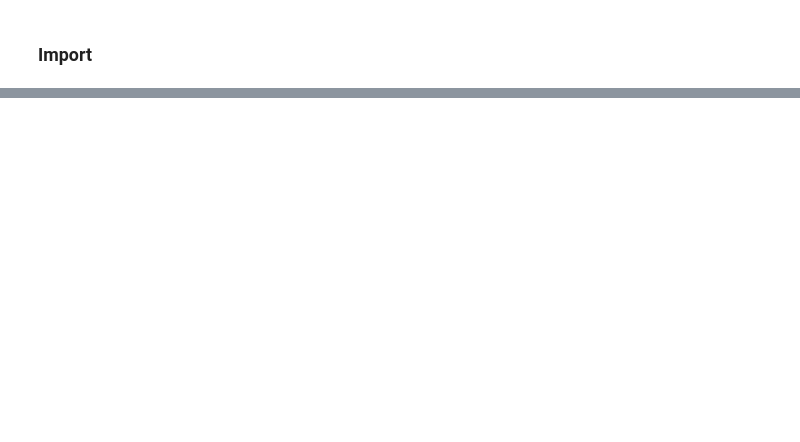
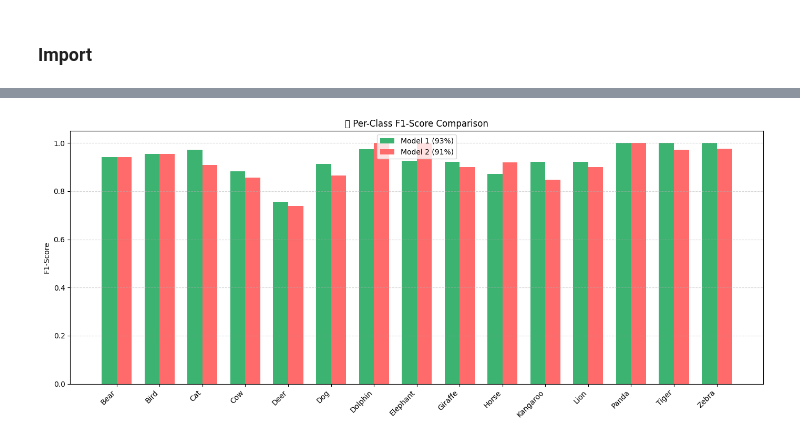
Before and after one commit to HarshSharma0007/ml-internship-projects, a Jupyter notebook: Project_1_Image_Classification_of_Animals_v2/notebooks/06_two_models_evaluation.ipynb, the cells around one changed output, grey strips where cells are left out. Drawn from its saved outputs; the diff is of its cells as text; code cells hidden in the pictures; blank space fills up the shorter version.

```diff
--- a/Project_1_Image_Classification_of_Animals_v2/notebooks/06_two_models_evaluation.ipynb
+++ b/Project_1_Image_Classification_of_Animals_v2/notebooks/06_two_models_evaluation.ipynb
@@ -86,0 +457,31 @@ auto_evaluate_all_models()
+# %%
+import matplotlib.pyplot as plt
+import pandas as pd
+import numpy as np
+
+# Load both CSVs into DataFrames
+df1 = pd.read_csv("../reports/Model1/per_class_metrics.csv")  # 93% model
+df2 = pd.read_csv("../reports/per_class_metrics.csv")  # 91% model
+
+# Sort by class name to align bars
+df1 = df1.sort_values("Class")
+df2 = df2.sort_values("Class")
+
+classes = df1["Class"]
+x = np.arange(len(classes))
+width = 0.35
+
+plt.figure(figsize=(14, 6))
+plt.bar(x - width/2, df1["F1-Score"], width, label="Model 1 (93%)", color="#3CB371")
+plt.bar(x + width/2, df2["F1-Score"], width, label="Model 2 (91%)", color="#FF6B6B")
+
+plt.xticks(x, classes, rotation=45, ha="right")
+plt.ylabel("F1-Score")
+plt.title("🔍 Per-Class F1-Score Comparison")
+plt.legend()
+plt.tight_layout()
+plt.grid(axis="y", linestyle="--", alpha=0.5)
+plt.savefig("../reports/f1_score_comparison.png", dpi=300)
+plt.show()
+# %% [output]
+[figure, added]
```
Also changed, not shown: parts of 32 cells of this notebook, 4 other files.
